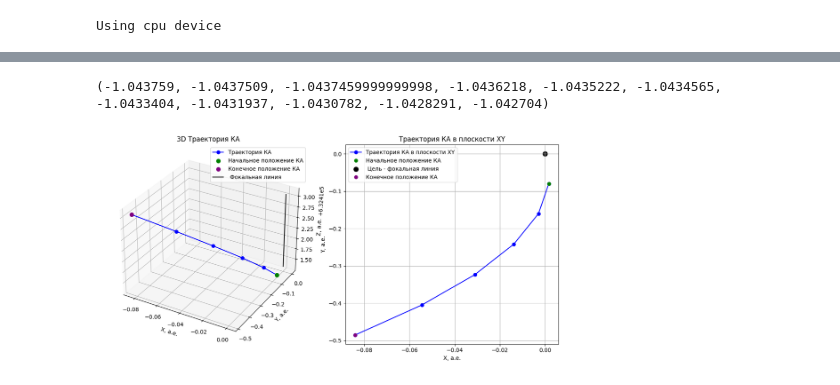
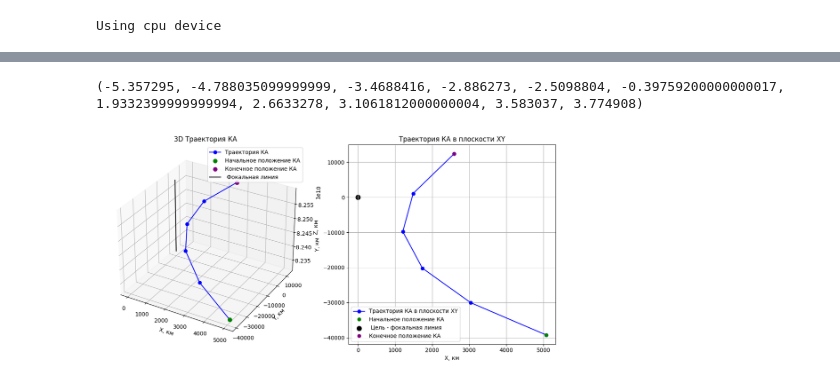
Before and after one commit to BrntD98/Lens_with_dynamics, a Jupyter notebook: Gravity_lens_dinamics.ipynb, the cells around one changed output, grey strips where cells are left out. Cells and saved outputs as stored; diff of their text form; code cells hidden in the pictures.

```diff
--- a/Gravity_lens_dinamics.ipynb
+++ b/Gravity_lens_dinamics.ipynb
@@ -36,16 +39,16 @@ from Dynamics_SGLF import Dynamics_SGLF
 R0 = 100_000. / 1.496e8 #радиус круга, который является областью начальных условий, a.e.
 z = 550. # расстояние от Солнца до начального положения КА на фокальной линии, a.e.
 z0 = 10. * 63241.1  # расстояние от Солнца до барицентра экзосистемы, а.е.
-V_0 = 25. # а.е./год, скорость аппарата в инерц системе
+V_0 = 25. # а.е./год, скорость аппарата в инерц системе вдоль оси фокуса в начальный момент
 DT = 0.05 # Шаг для t_span
 t0_data = datetime(2030, 9, 1, 0, 0) # начало отсчета, дата
 n_imp = 6 # число импульсов за эпизод
 delta_v_max = 100. / 4740.57 # ограничение скорости импульса агента , а.е./год
 tfinal = 30. / 365.25 # длительность эпизода, год
 #delta_t_imp = tfinal / n_imp  #интервал между импульсами, год
-alfa = 1. # весовая константа в выражении для функции вознаграждения, (????)
+alfa = 0.1 # весовая константа в выражении для функции вознаграждения, (????)
 threshold = 10_000. / 1.496e8 # радиус круга-цели на плоскости Oyx, a.e.
-total_timesteps = 15000 # общее количество шагов во время обучения модели
+total_timesteps = 2_000 # общее количество шагов во время обучения модели
 t0 = 0.
 V_0 = 25. # скорость аппарата в инерц системе в начальный момент, а.е./год
 
@@ -286,11 +299,11 @@ model = PPO(
     n_epochs=30,
     learning_rate=0.001,
     verbose=2,
+    ent_coef=0.1,
     device=device,
     tensorboard_log='Dynamics_SGLF',
     policy_kwargs={'log_std_init': -5.},
-    gamma=0.95
-)
+    gamma=0.99)
 
 if init_choice == 'z':
     initialize_weights_zeros(model)
@@ -315,16 +339,17 @@ Logging to Dynamics_SGLF\PPO_12
 # %%
-def my_statistics(x):
-    q0 = numpy.quantile(x, 0.00)
-    q1 = numpy.quantile(x, 0.10)
-    q2 = numpy.quantile(x, 0.20)
-    q3 = numpy.quantile(x, 0.30)
-    q4 = numpy.quantile(x, 0.40)
-    q5 = numpy.quantile(x, 0.50)
-    q6 = numpy.quantile(x, 0.60)
-    q7 = numpy.quantile(x, 0.70)
-    q8 = numpy.quantile(x, 0.80)
-    q9 = numpy.quantile(x, 0.90)
-    q10 = numpy.quantile(x, 1.00)
+
+def my_statistics(X):
+    q0 = numpy.quantile(X, 0.00)
+    q1 = numpy.quantile(X, 0.10)
+    q2 = numpy.quantile(X, 0.20)
+    q3 = numpy.quantile(X, 0.30)
+    q4 = numpy.quantile(X, 0.40)
+    q5 = numpy.quantile(X, 0.50)
+    q6 = numpy.quantile(X, 0.60)
+    q7 = numpy.quantile(X, 0.70)
+    q8 = numpy.quantile(X, 0.80)
+    q9 = numpy.quantile(X, 0.90)
+    q10 = numpy.quantile(X, 1.00)
     # mean = numpy.mean(x)
     # std = numpy.std(x)
     # cv = mean / std
@@ -336,7 +361,7 @@ episode_rewards, episode_lengths = evaluate_policy(
 
 print(my_statistics(episode_rewards))
 # %% [output]
-(-1.043759, -1.0437509, -1.0437459999999998, -1.0436218, -1.0435222, -1.0434565, -1.0433404, -1.0431937, -1.0430782, -1.0428291, -1.042704)
+(-5.357295, -4.788035099999999, -3.4688416, -2.886273, -2.5098804, -0.39759200000000017, 1.9332399999999994, 2.6633278, 3.1061812000000004, 3.583037, 3.774908)
 # %%
 %matplotlib widget
 
@@ -379,9 +404,9 @@ states_array = np.array(states_array)
 obs_array = np.array(obs_array)
 
 # Извлекаем координаты из фазового вектора
-x_array = obs_array[:, 0]  # Координата x
-y_array = obs_array[:, 1]  # Координата y
-z_array = obs_array[:, 2]  # Координата z
+x_array = obs_array[:, 0] * 149597870.7  # Координата x, км
+y_array = obs_array[:, 1] * 149597870.7 # Координата y
+z_array = obs_array[:, 2] * 149597870.7 # Координата z
 
 # Извлекаем компоненты скорости
 vx_array = obs_array[:, 3]
@@ -395,37 +420,37 @@ fig = plt.figure(figsize=(18, 6))
 ax1 = fig.add_subplot(131, projection='3d')
 ax1.plot(x_array, y_array, z_array, '-o', color='blue', label='Траектория КА')
 ax1.scatter(x_array[0], y_array[0], z_array[0], color="green", label="Начальное положение КА", s=50)
 ax1.scatter(x_array[-1], y_array[-1], z_array[-1], color="purple", label="Конечное положение КА", s=50)
 ax1.plot([0, 0], [0, 0],[np.min(z_array), np.max(z_array)], '-', color='black', label=' Фокальная линия')
 ax1.set_title('3D Траектория КА')
-ax1.set_xlabel('X, а.е.')
-ax1.set_ylabel('Y, а.е.')
-ax1.set_zlabel('Z, а.е.')
+ax1.set_xlabel('X, км')
+ax1.set_ylabel('Y, км')
+ax1.set_zlabel('Z, км')
 ax1.legend()
 
 # 2D-график в плоскости (y, z)
 ax2 = fig.add_subplot(132)
 ax2.plot(x_array, y_array, '-o', color='blue', label='Траектория КА в плоскости XY')
 ax2.plot(x_array[0], y_array[0], 'o', color="green", label="Начальное положение КА")
 ax2.scatter([0.], [0.], color = 'black', s = 70, label = " Цель - фокальная линия")
 ax2.plot(x_array[-1], y_array[-1], 'o', color="purple", label="Конечное положение КА")
 ax2.set_title('Траектория КА в плоскости XY')
-ax2.set_xlabel('X, а.е.')
-ax2.set_ylabel('Y, а.е.')
+ax2.set_xlabel('X, км')
+ax2.set_ylabel('Y, км')
 ax2.legend()
 ax2.grid()
 
 # # График скоростей (Vy, Vx)
 # ax3 = fig.add_subplot(133)
-# ax3.plot(vz_array, '-o', color='red', label='Vx')
+# ax3.plot(vx_array, '-o', color='red', label='Vx')
 # ax3.plot(vy_array, '-o', color='blue', label='Vy')
 # ax3.set_title('График скорости')
 # ax3.set_xlabel('Шаги')
 # ax3.set_ylabel('Скорость')
 # ax3.legend()
 # ax3.grid()
 
 plt.tight_layout()
 plt.show()
 # %% [output]
-[figure, old version]
+[figure, new version]
```
Also changed, not shown: parts of 5 cells of this notebook, 24 other files.
